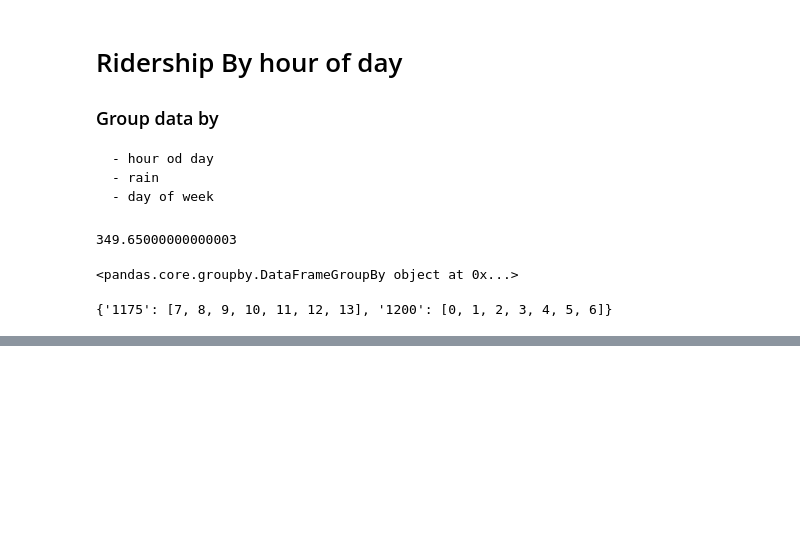
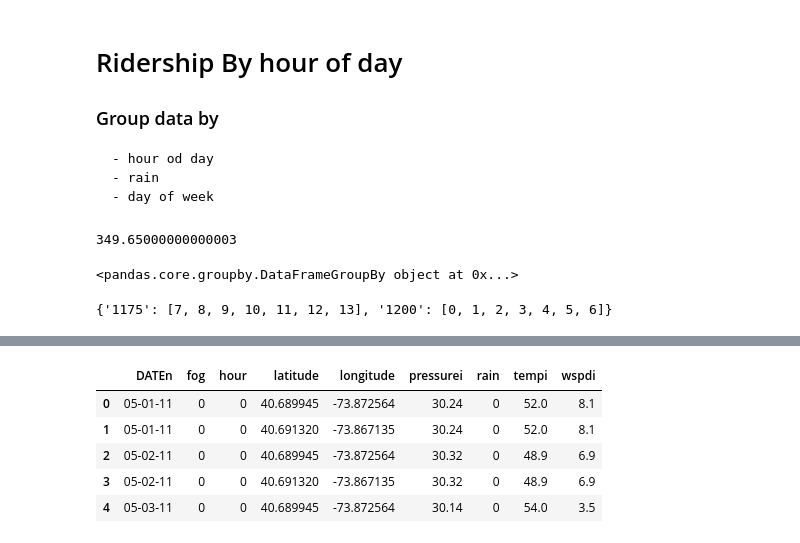
Before and after one commit to jorellano/Data-Analysis, a Jupyter notebook: lesson 3/Lesson 3 Pt 2/Lesson 3 pt 2.ipynb, the cells around one changed output, grey strips where cells are left out. Saved outputs shown, nothing was run; the diff lists cells and outputs as text; code cells hidden in the pictures; blank space fills up the shorter version.

```diff
--- a/lesson 3/Lesson 3 Pt 2/Lesson 3 pt 2.ipynb
+++ b/lesson 3/Lesson 3 Pt 2/Lesson 3 pt 2.ipynb
@@ -472,0 +640,9 @@ engagement_df.groupby('account_key').sum()
+# %%
+weather_df.head()
+# %% [output]
+|  | DATEn | fog | hour | latitude | longitude | pressurei | rain | tempi | wspdi |
+| 0 | 05-01-11 | 0 | 0 | 40.689945 | -73.872564 | 30.24 | 0 | 52.0 | 8.1 |
+| 1 | 05-01-11 | 0 | 0 | 40.691320 | -73.867135 | 30.24 | 0 | 52.0 | 8.1 |
+| 2 | 05-02-11 | 0 | 0 | 40.689945 | -73.872564 | 30.32 | 0 | 48.9 | 6.9 |
+| 3 | 05-02-11 | 0 | 0 | 40.691320 | -73.867135 | 30.32 | 0 | 48.9 | 6.9 |
+| 4 | 05-03-11 | 0 | 0 | 40.689945 | -73.872564 | 30.14 | 0 | 54.0 | 3.5 |
```
Also changed, not shown: parts of 24 cells of this notebook.
